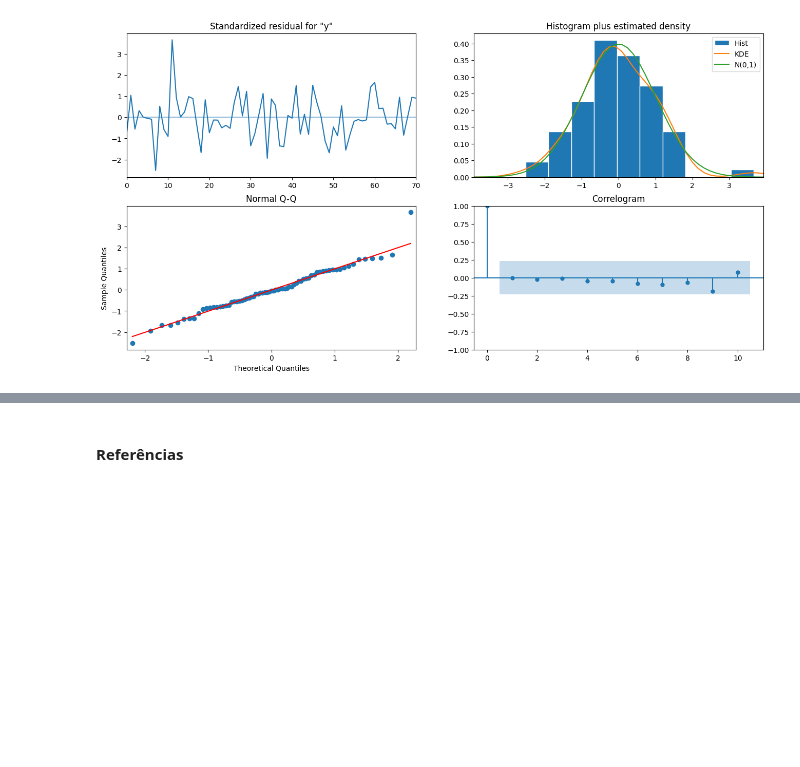
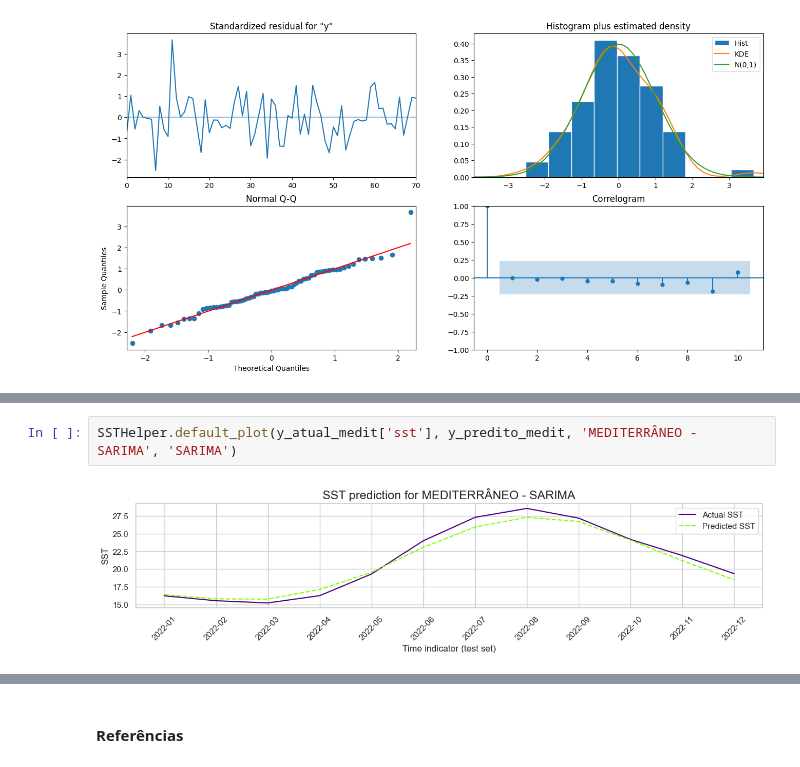
Before and after one commit to matheusvictal/sst-time-series-ml, a Jupyter notebook: source/2_sarima.ipynb, the cells around one changed output, grey strips where cells are left out. Drawn from its saved outputs; the diff is of its cells as text; blank space fills up the shorter version.

```diff
--- a/source/2_sarima.ipynb
+++ b/source/2_sarima.ipynb
@@ -488,0 +575,4 @@ plt.show()
+# %%
+SSTHelper.default_plot(y_atual_medit['sst'], y_predito_medit, 'MEDITERRÂNEO - SARIMA', 'SARIMA')
+# %% [output]
+[figure, added]
```
Also changed, not shown: parts of 27 cells of this notebook.
